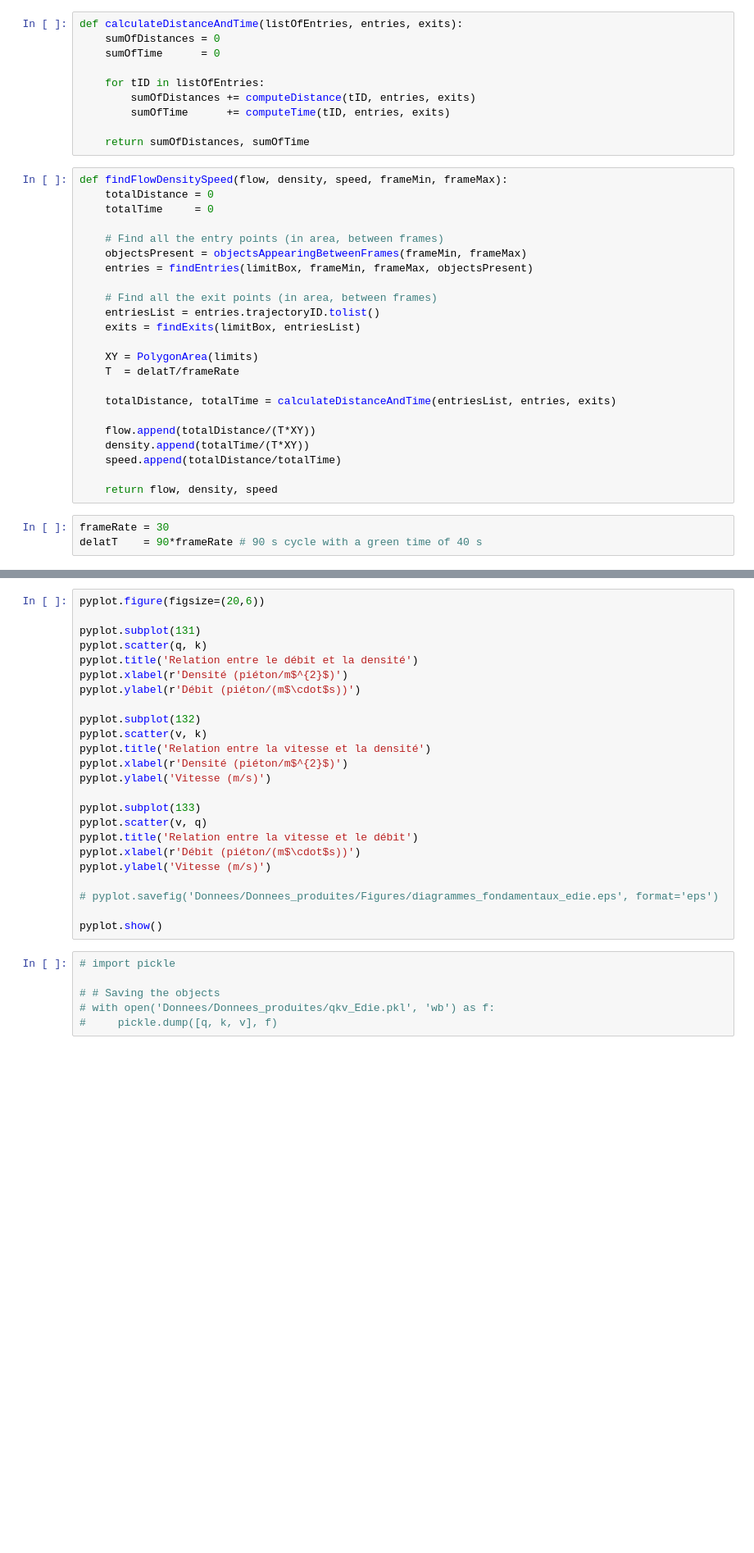
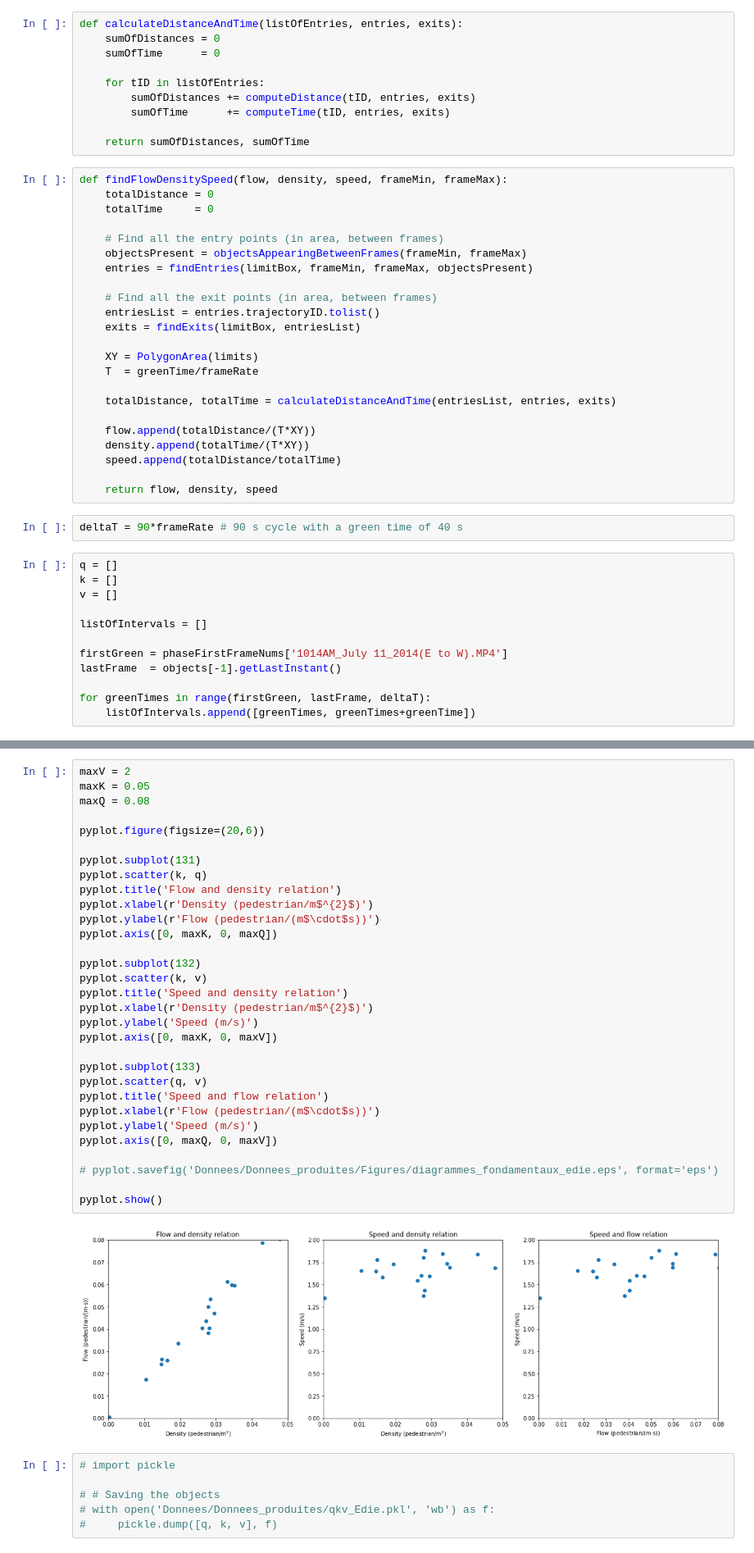
Before and after one commit to FinestStone/CIV6705, a Jupyter notebook: Projet/Projet.ipynb, the cells around one changed output, grey strips where cells are left out. Shown: that part at 82% size. Drawn from its saved outputs; the diff is of its cells as text; blank space fills up the shorter version.

```diff
--- a/Projet/Projet.ipynb
+++ b/Projet/Projet.ipynb
@@ -732,7 +579,7 @@ def findFlowDensitySpeed(flow, density, speed, frameMin, frameMax):
     exits = findExits(limitBox, entriesList)
 
     XY = PolygonArea(limits)
-    T  = delatT/frameRate
+    T  = greenTime/frameRate
 
     totalDistance, totalTime = calculateDistanceAndTime(entriesList, entries, exits)
 
@@ -742,6 +589,17 @@ def findFlowDensitySpeed(flow, density, speed, frameMin, frameMax):
 
     return flow, density, speed
 # %%
-frameRate = 30
-delatT    = 90*frameRate # 90 s cycle with a green time of 40 s
+deltaT = 90*frameRate # 90 s cycle with a green time of 40 s
+# %%
+q = []
+k = []
+v = []
+
+listOfIntervals = []
+
+firstGreen = phaseFirstFrameNums['1014AM_July 11_2014(E to W).MP4']
+lastFrame  = objects[-1].getLastInstant()
+
+for greenTimes in range(firstGreen, lastFrame, deltaT):
+    listOfIntervals.append([greenTimes, greenTimes+greenTime])
 # %%
@@ -765,29 +609,38 @@ for a in listOfIntervals:
 
     q, k, v = findFlowDensitySpeed(q, k, v, firstFrame, lastFrame)
 # %%
+maxV = 2
+maxK = 0.05
+maxQ = 0.08
+
 pyplot.figure(figsize=(20,6))
 
 pyplot.subplot(131)
-pyplot.scatter(q, k)
-pyplot.title('Relation entre le débit et la densité')
-pyplot.xlabel(r'Densité (piéton/m$^{2}$)')
-pyplot.ylabel(r'Débit (piéton/(m$\cdot$s))')
+pyplot.scatter(k, q)
+pyplot.title('Flow and density relation')
+pyplot.xlabel(r'Density (pedestrian/m$^{2}$)')
+pyplot.ylabel(r'Flow (pedestrian/(m$\cdot$s))')
+pyplot.axis([0, maxK, 0, maxQ])
 
 pyplot.subplot(132)
-pyplot.scatter(v, k)
-pyplot.title('Relation entre la vitesse et la densité')
-pyplot.xlabel(r'Densité (piéton/m$^{2}$)')
-pyplot.ylabel('Vitesse (m/s)')
+pyplot.scatter(k, v)
+pyplot.title('Speed and density relation')
+pyplot.xlabel(r'Density (pedestrian/m$^{2}$)')
+pyplot.ylabel('Speed (m/s)')
+pyplot.axis([0, maxK, 0, maxV])
 
 pyplot.subplot(133)
-pyplot.scatter(v, q)
-pyplot.title('Relation entre la vitesse et le débit')
-pyplot.xlabel(r'Débit (piéton/(m$\cdot$s))')
-pyplot.ylabel('Vitesse (m/s)')
+pyplot.scatter(q, v)
+pyplot.title('Speed and flow relation')
+pyplot.xlabel(r'Flow (pedestrian/(m$\cdot$s))')
+pyplot.ylabel('Speed (m/s)')
+pyplot.axis([0, maxQ, 0, maxV])
 
 # pyplot.savefig('Donnees/Donnees_produites/Figures/diagrammes_fondamentaux_edie.eps', format='eps')
 
 pyplot.show()
+# %% [output]
+[figure, added]
 # %%
 # import pickle
 
```
Also changed, not shown: parts of 26 cells of this notebook.
